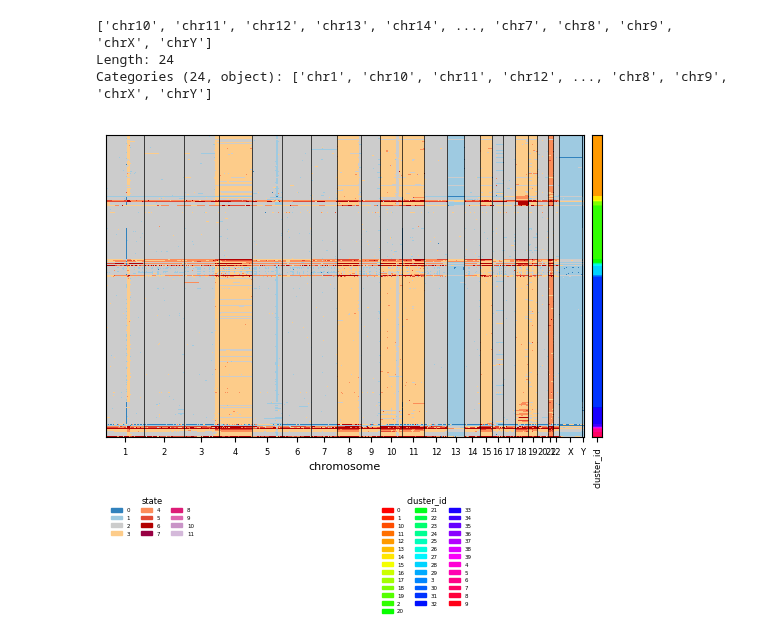
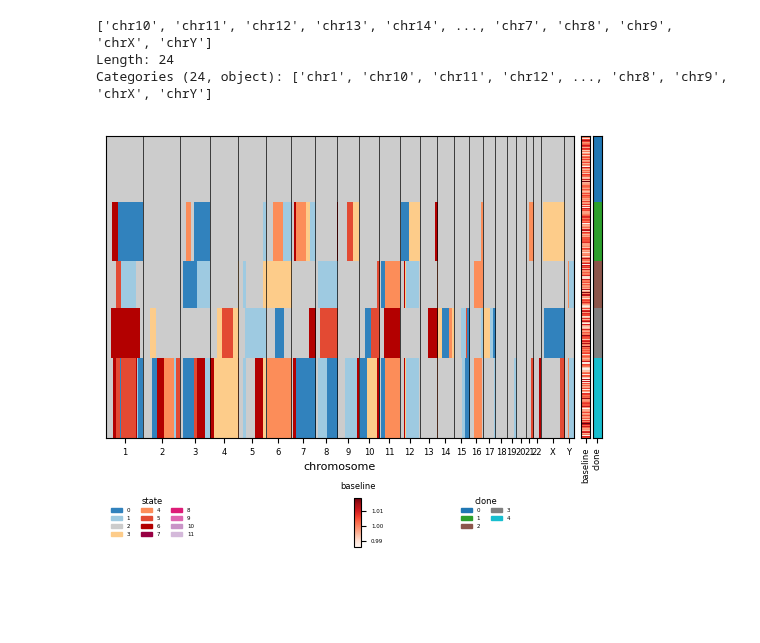
Before and after one commit to Lagergren-Lab/victree, a Jupyter notebook: src/experiments/scgenplot.ipynb, the cells around one changed output. Saved outputs shown, nothing was run; the diff lists cells and outputs as text; code cells hidden in the pictures; blank space fills up the shorter version.

```diff
--- a/src/experiments/scgenplot.ipynb
+++ b/src/experiments/scgenplot.ipynb
@@ -2,7 +2,8 @@
 import scgenome.plotting as pl
 import anndata
 # %%
-file_path = "/Users/zemp/phd/scilife/mskcc_data/MM_GEO/patient_MM-03.h5ad"
+# file_path = "/Users/zemp/phd/scilife/mskcc_data/MM_GEO/patient_MM-03.h5ad"
+file_path = "/Users/zemp/PycharmProjects/victree/datasets/simul_k5a7n300m2012e50-4000d5mt1-2000-500-50.h5ad"
 ad = anndata.read_h5ad(file_path)
 # %%
 chr_codes = {c: c[3:] for c in ad.var['chr'].unique()}
@@ -14,6 +15,7 @@ ad.var['chr'].unique()
 Length: 24
 Categories (24, object): ['chr1', 'chr10', 'chr11', 'chr12', ..., 'chr8', 'chr9', 'chrX', 'chrY']
 # %%
-g = pl.plot_cell_cn_matrix_fig(ad, 'state', max_cn=6, cell_order_fields=['cluster_id'], annotation_fields=['cluster_id'])
+# g = pl.plot_cell_cn_matrix_fig(ad, 'state', max_cn=6, cell_order_fields=['cluster_id'], annotation_fields=['cluster_id'])
+g = pl.plot_cell_cn_matrix_fig(ad, 'state', max_cn=6, cell_order_fields=['clone'], annotation_fields=['baseline', 'clone'])
 # %% [output]
-[figure, old version]
+[figure, new version]
```
Also changed, not shown: parts of 1 cell of this notebook, 1 other file.
